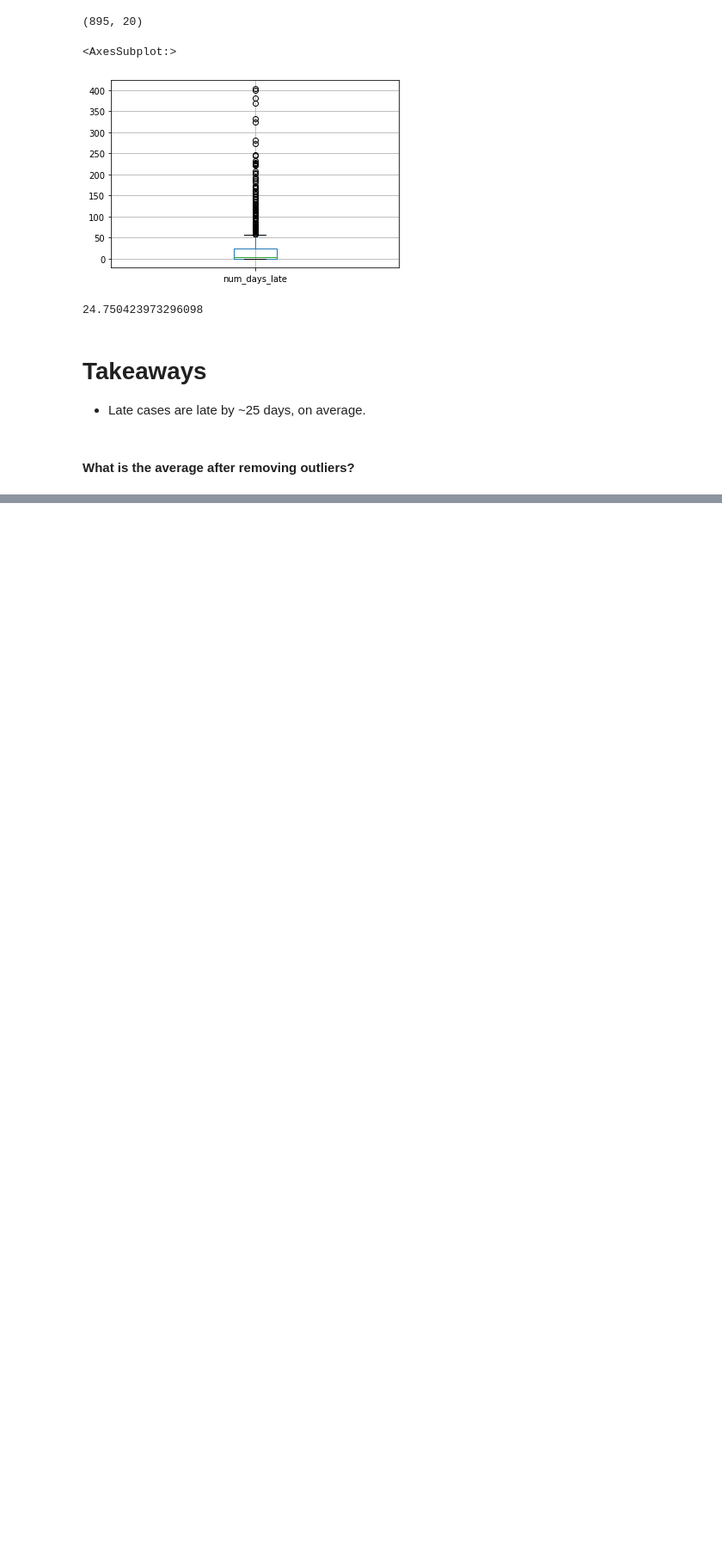
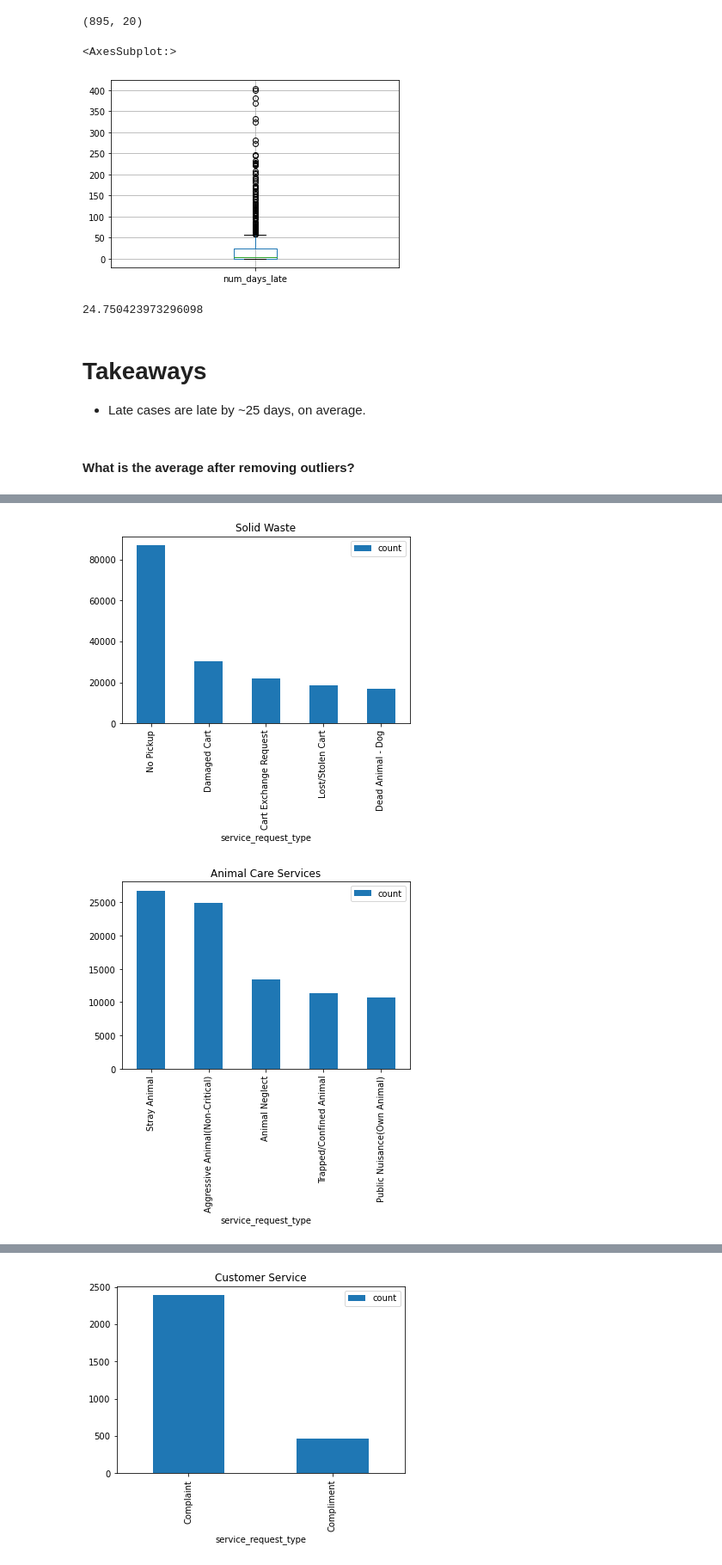
Before and after one commit to brentschriver/spark-exercises, a Jupyter notebook: explore.ipynb, the cells around one changed output, grey strips where cells are left out. Shown at 86% size. Cells and saved outputs as stored; diff of their text form; code cells hidden in the pictures; blank space fills up the shorter version.

```diff
--- a/explore.ipynb
+++ b/explore.ipynb
@@ -279,0 +401,3 @@ def remove_outliers(s, k):
+# %%
+for dept in dept_list:
+    df.filter(df.department == dept).groupby('service_request_type').count().sort('count', ascending=False).show(5)
@@ -279,0 +422,7 @@ def remove_outliers(s, k):
+# %%
+for dept in dept_list:
+    df.filter(df.department == dept).groupby('service_request_type').count().sort('count', ascending=False).toPandas().set_index('service_request_type').head(5).plot.bar()
+    plt.title(dept)
+# %% [output]
+[figure, added]
+[figure, added]
@@ -279,0 +431 @@ def remove_outliers(s, k):
+[figure, added]
```
Also changed, not shown: parts of 36 cells of this notebook.
